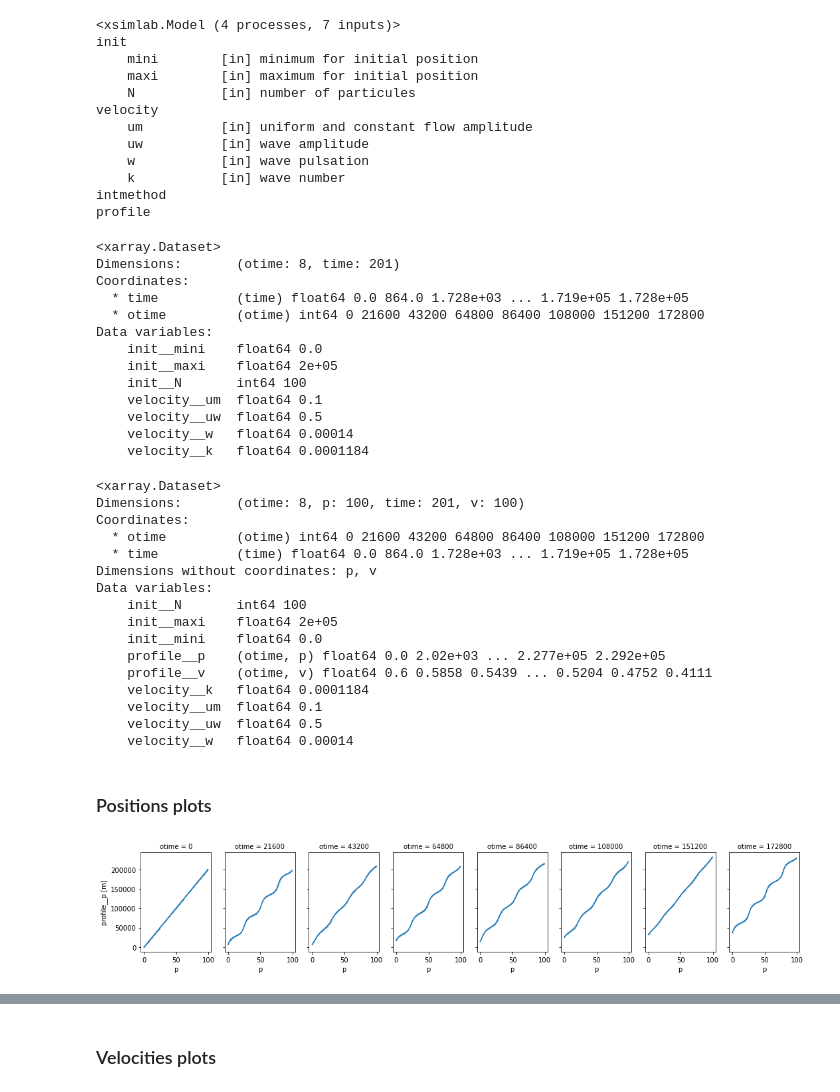
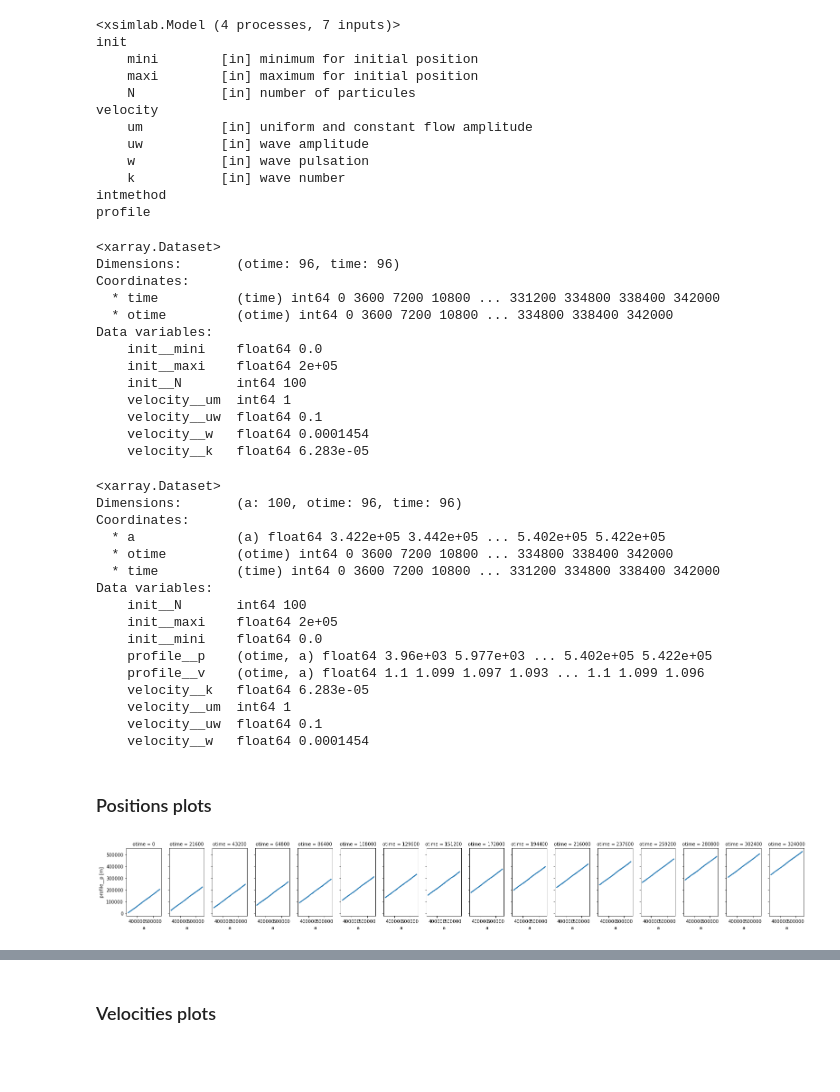
Before and after one commit to margot-demol/stage-m1, a Jupyter notebook: simple_integration.ipynb, the cells around one changed output, grey strips where cells are left out. Drawn from its saved outputs; the diff is of its cells as text; code cells hidden in the pictures; blank space fills up the shorter version.

```diff
--- a/simple_integration.ipynb
+++ b/simple_integration.ipynb
@@ -16,18 +16,20 @@ class ProfileP:
     """Compute the evolution of positions and velocities."""
 
     p_vars = xs.group("p_vars")
-    p = xs.variable(dims="p", intent="inout", description="positions of particules", attrs={"units": "m"})#attrs to print the units on graphs
+    p = xs.variable(dims="a", intent="inout", description="positions of particules", attrs={"units": "m"})#attrs to print the units on graphs
 
     v_vars = xs.group("v_vars")
-    v = xs.variable(dims="v", intent="inout", description="velocity of particules", attrs={"units": "m/s"})
+    v = xs.variable(dims="a", intent="inout", description="velocity of particules", attrs={"units": "m/s"})
 
     def run_step(self):
         self._delta_p = sum((x for x in self.p_vars))
-        self._delta_v = sum((u for u in self.v_vars))
+
+        self._new_v = sum((u for u in self.v_vars))
 
 
     def finalize_step(self):
-        self.v += self._delta_v #v(t+dt)
+
+        self.v = self._new_v #v(t+dt)
         self.p += self._delta_p #p(t+dt)
 # %%
 def analytical_velocity_advected(t, x, um, uw, w, k):
@@ -105,10 +104,12 @@ class InitRegular:
     maxi = xs.variable(description="maximum for initial position", static=True)
     N =xs.variable(description="number of particules", static=True)
     p = xs.foreign(ProfileP, "p", intent="out")
+    a=xs.index(dims="a")
 
 
     def initialize(self):
-        self.p = np.linspace(self.mini, self.maxi, self.N)
+        self.a = np.linspace(self.mini, self.maxi, self.N)
+        self.p = self.a
 # %% [markdown]
 ## Model for advected waves integrated with the Euler method
 # %%
@@ -139,54 +140,59 @@ profile
 # %%
 #CREATE SET UP
 in_ds_advect = xs.create_setup(model=advect_model,
-                        clocks={'time': np.linspace(0,48*3600, 201),
-                                'otime': [0, 21600,43200,64800,86400, 108000,151200,172800 ]},
+                        clocks={'time': np.arange(0,86400*4, 3600),# hour by hour for four days
+                                'otime': list(np.arange(0, 86400*4, 3600))},
                         master_clock='time',
                         input_vars={'init': {'mini': 0., 'maxi': 200000., 'N':100},#INITIALISATION
-                                    'velocity': {'um': 0.1, 'uw': 0.5, 'w':1.4*10**(-4), 'k':6.10**(-5)},
+                                    'velocity': {'um': 1, 'uw': 0.1, 'w':1.454441043*10**(-4), 'k':6.2831*10**(-5)},
                                     },
                         output_vars={'profile__p' : 'otime','profile__v' : 'otime'})
 # %%
 in_ds_advect
 # %% [output]
 <xarray.Dataset>
-Dimensions:       (otime: 8, time: 201)
+Dimensions:       (otime: 96, time: 96)
 Coordinates:
-  * time          (time) float64 0.0 864.0 1.728e+03 ... 1.719e+05 1.728e+05
-  * otime         (otime) int64 0 21600 43200 64800 86400 108000 151200 172800
+  * time          (time) int64 0 3600 7200 10800 ... 331200 334800 338400 342000
+  * otime         (otime) int64 0 3600 7200 10800 ... 334800 338400 342000
 Data variables:
     init__mini    float64 0.0
     init__maxi    float64 2e+05
     init__N       int64 100
-    velocity__um  float64 0.1
-    velocity__uw  float64 0.5
-    velocity__w   float64 0.00014
-    velocity__k   float64 0.0001184
+    velocity__um  int64 1
+    velocity__uw  float64 0.1
+    velocity__w   float64 0.0001454
+    velocity__k   float64 6.283e-05
 # %%
 out_ds_advect = in_ds_advect.xsimlab.run(model=advect_model)
 out_ds_advect
 # %% [output]
 <xarray.Dataset>
-Dimensions:       (otime: 8, p: 100, time: 201, v: 100)
+Dimensions:       (a: 100, otime: 96, time: 96)
 Coordinates:
-  * otime         (otime) int64 0 21600 43200 64800 86400 108000 151200 172800
-  * time          (time) float64 0.0 864.0 1.728e+03 ... 1.719e+05 1.728e+05
-Dimensions without coordinates: p, v
+  * a             (a) float64 3.422e+05 3.442e+05 ... 5.402e+05 5.422e+05
+  * otime         (otime) int64 0 3600 7200 10800 ... 334800 338400 342000
+  * time          (time) int64 0 3600 7200 10800 ... 331200 334800 338400 342000
 Data variables:
     init__N       int64 100
     init__maxi    float64 2e+05
     init__mini    float64 0.0
-    profile__p    (otime, p) float64 0.0 2.02e+03 ... 2.277e+05 2.292e+05
-    profile__v    (otime, v) float64 0.6 0.5858 0.5439 ... 0.5204 0.4752 0.4111
-    velocity__k   float64 0.0001184
-    velocity__um  float64 0.1
-    velocity__uw  float64 0.5
-    velocity__w   float64 0.00014
+    profile__p    (otime, a) float64 3.96e+03 5.977e+03 ... 5.402e+05 5.422e+05
+    profile__v    (otime, a) float64 1.1 1.099 1.097 1.093 ... 1.1 1.099 1.096
+    velocity__k   float64 6.283e-05
+    velocity__um  int64 1
+    velocity__uw  float64 0.1
+    velocity__w   float64 0.0001454
 # %% [markdown]
 ### Positions plots
 # %%
-p = out_ds_advect.profile__p
-v = out_ds_advect.profile__v
-p.plot(col="otime", marker=".", markersize=1, figsize=(15,3));
+i=0
+j=96
+step=6
+
+
+_p = out_ds_advect.profile__p
+_v = out_ds_advect.profile__v
+_p.isel(otime=np.arange(i,j,step), drop=True).plot(col="otime", marker=".", markersize=1, figsize=(22,3));
 # %% [output]
-[figure, old version]
+[figure, new version]
```
Also changed, not shown: parts of 28 cells of this notebook.
